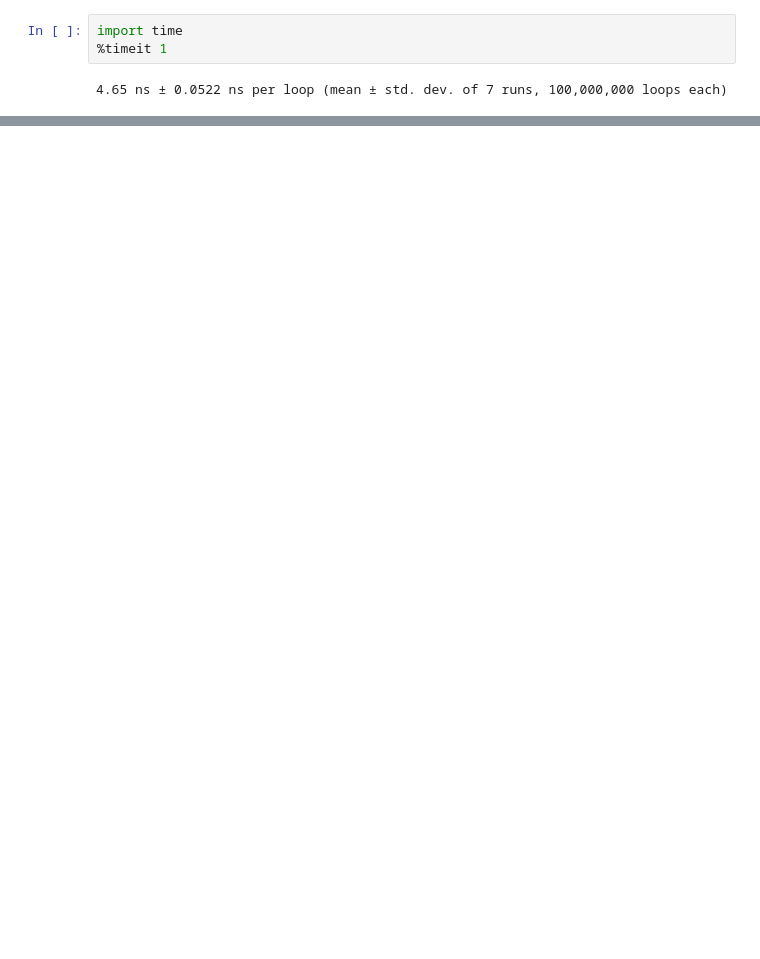
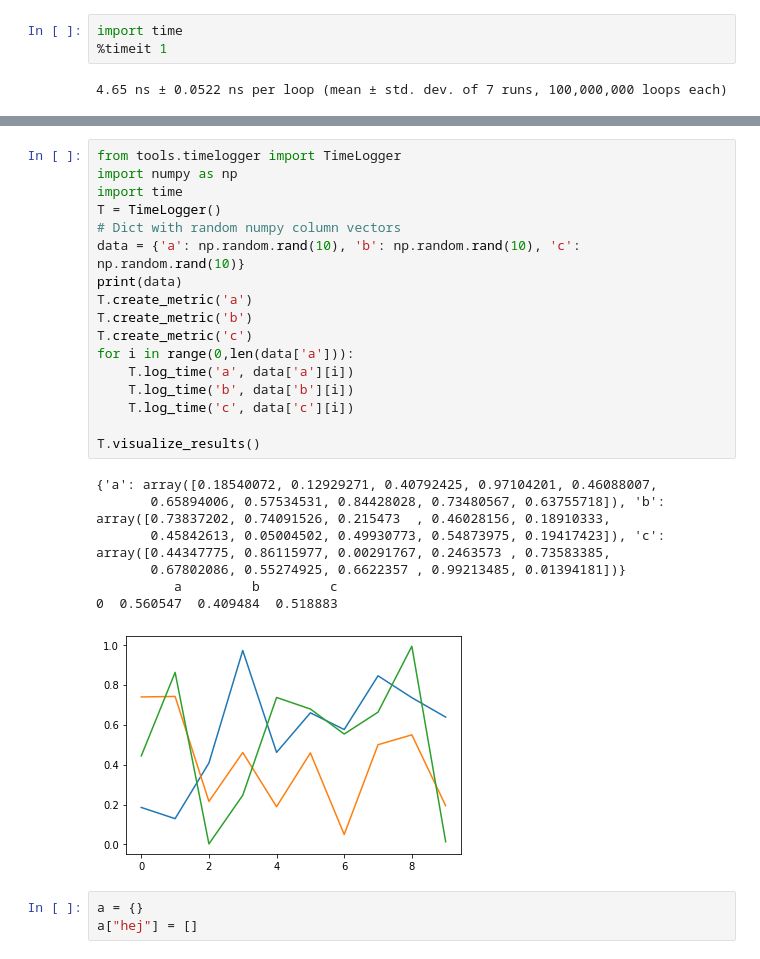
Before and after one commit to Tottowich/OpenPCDet-linux, a Jupyter notebook: testing_testing.ipynb, the cells around one changed output, grey strips where cells are left out. Saved outputs shown, nothing was run; the diff lists cells and outputs as text; blank space fills up the shorter version.

```diff
--- a/testing_testing.ipynb
+++ b/testing_testing.ipynb
@@ -159,0 +250,28 @@ import time
+# %%
+from tools.timelogger import TimeLogger
+import numpy as np
+import time
+T = TimeLogger()
+# Dict with random numpy column vectors
+data = {'a': np.random.rand(10), 'b': np.random.rand(10), 'c': np.random.rand(10)}
+print(data)
+T.create_metric('a')
+T.create_metric('b')
+T.create_metric('c')
+for i in range(0,len(data['a'])):
+    T.log_time('a', data['a'][i])
+    T.log_time('b', data['b'][i])
+    T.log_time('c', data['c'][i])
+
+T.visualize_results()
+# %% [output]
+{'a': array([0.18540072, 0.12929271, 0.40792425, 0.97104201, 0.46088007,
+       0.65894006, 0.57534531, 0.84428028, 0.73480567, 0.63755718]), 'b': array([0.73837202, 0.74091526, 0.215473  , 0.46028156, 0.18910333,
+       0.45842613, 0.05004502, 0.49930773, 0.54873975, 0.19417423]), 'c': array([0.44347775, 0.86115977, 0.00291767, 0.2463573 , 0.73583385,
+       0.67802086, 0.55274925, 0.6622357 , 0.99213485, 0.01394181])}
+          a         b         c
+0  0.560547  0.409484  0.518883
+[figure, added]
+# %%
+a = {}
+a["hej"] = []
```
Also changed, not shown: parts of 15 cells of this notebook, 4 other files.
